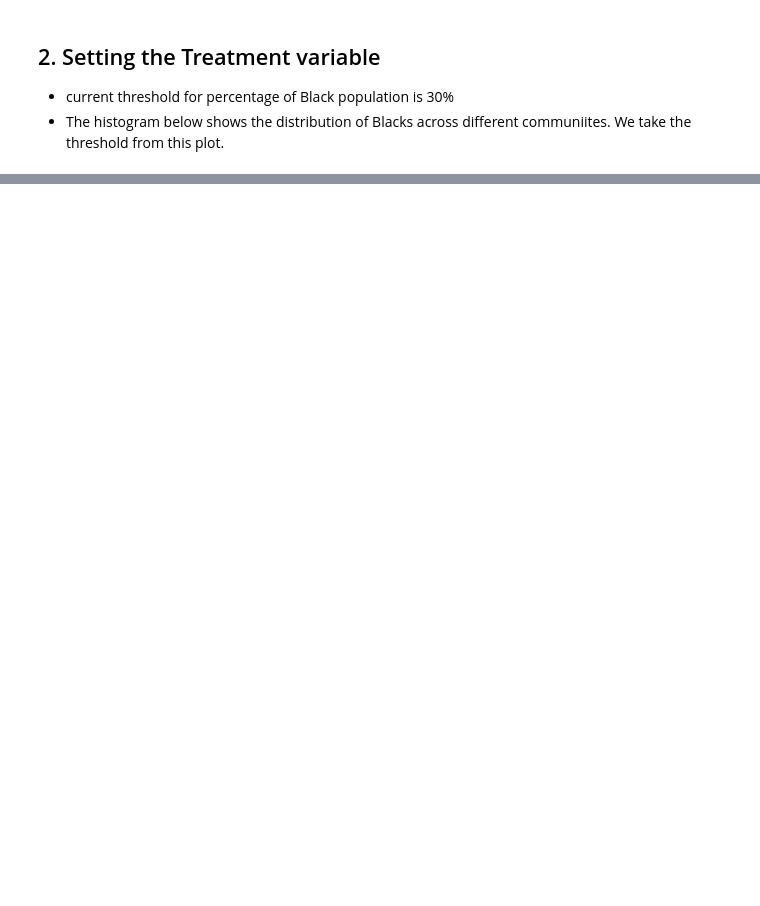
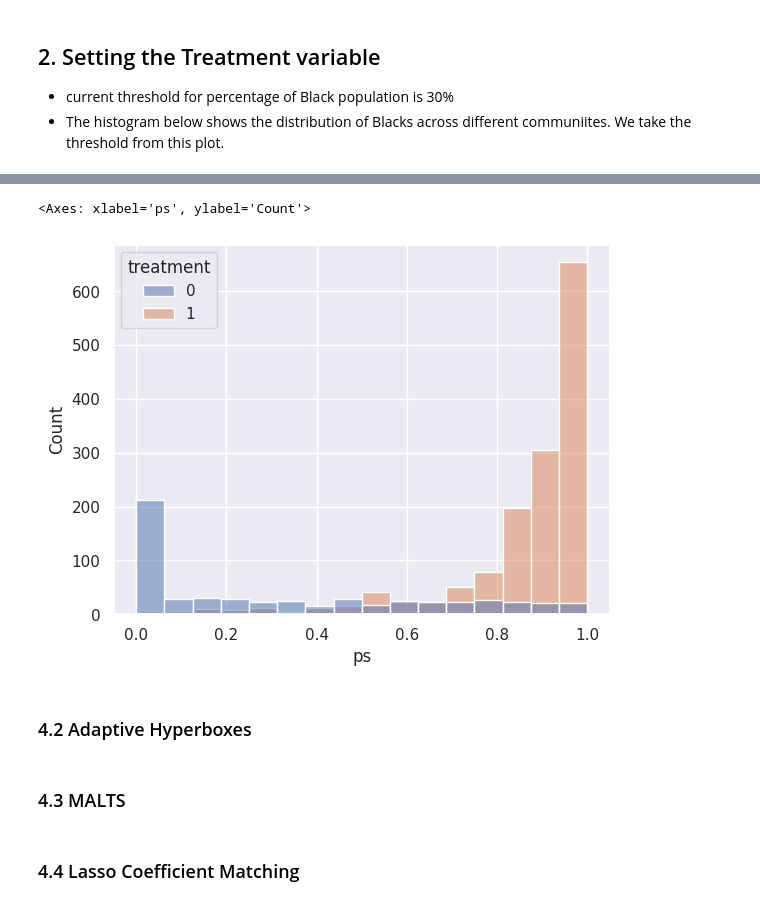
Before and after one commit to VeenaShirsath/COMPSCI590, a Jupyter notebook: COMPSCI590_project.ipynb, the cells around one changed output, grey strips where cells are left out. Drawn from its saved outputs; the diff is of its cells as text; code cells hidden in the pictures; blank space fills up the shorter version.

```diff
--- a/COMPSCI590_project.ipynb
+++ b/COMPSCI590_project.ipynb
@@ -151,0 +365,6 @@ X
+# %%
+# choose features for propensity score calculation
+X = df_final[cols_matching]
+y = df_final['treatment']
+
+X.head()
@@ -151,0 +378,5 @@ X
+# %%
+# use logistic regression to calculate the propensity scores
+
+lr = LogisticRegression()
+lr.fit(X, y)
@@ -151,0 +455,7 @@ X
+# %%
+# prediction
+pred_binary = lr.predict(X)  # binary 0 control, 1, treatment
+pred_prob = lr.predict_proba(X)  # probabilities for classes
+
+print('the binary prediction is:', pred_binary[0])
+print('the corresponding probabilities are:', pred_prob[0])
@@ -151,0 +465,13 @@ X
+# %%
+# the propensity score (ps) is the probability of being 1 (i.e., in the treatment group)
+df_final['ps'] = pred_prob[:, 1]
+
+# calculate the logit of the propensity score for matching if needed
+# I just use the propensity score to match in this tutorial
+def logit(p):
+    logit_value = math.log(p / (1-p))
+    return logit_value
+
+df_final['ps_logit'] = df_final.ps.apply(lambda x: logit(x))
+
+df_final.head()
@@ -151,0 +485,7 @@ X
+# %%
+# check the overlap of ps for control and treatment using histogram
+# if not much overlap, the matching won't work
+sns.histplot(data=df_final, x='ps', hue='treatment')  # multiple="dodge" for
+# %% [output]
+<Axes: xlabel='ps', ylabel='Count'>
+[figure, added]
@@ -151,0 +494,6 @@ X
+# %% [markdown]
+### 4.2 Adaptive Hyperboxes
+# %% [markdown]
+### 4.3 MALTS
+# %% [markdown]
+### 4.4 Lasso Coefficient Matching
```
Also changed, not shown: parts of 46 cells of this notebook.
